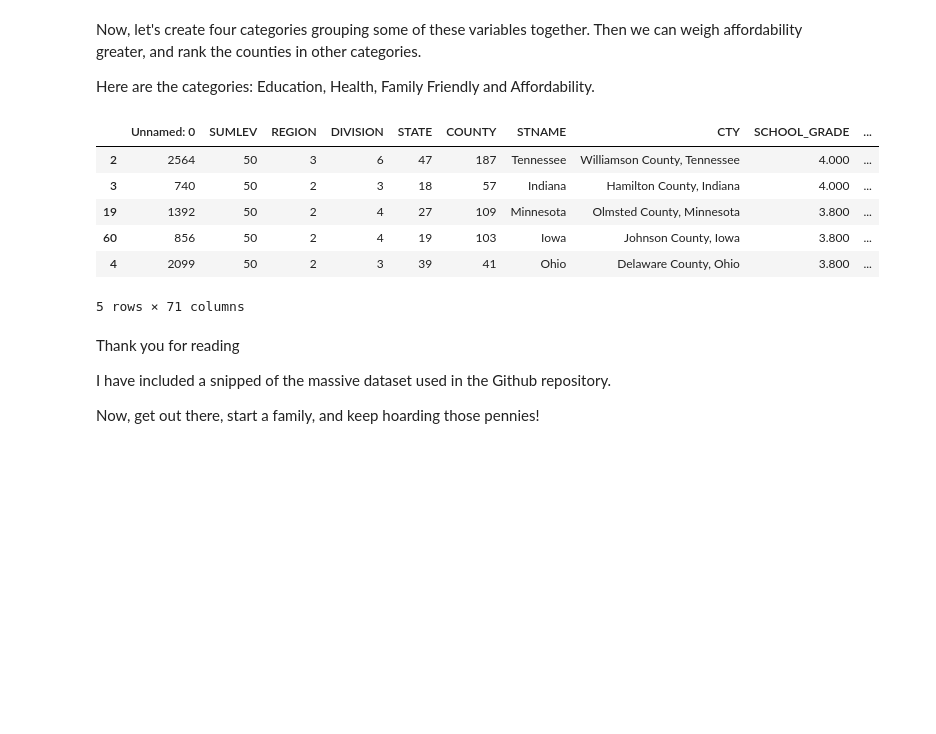
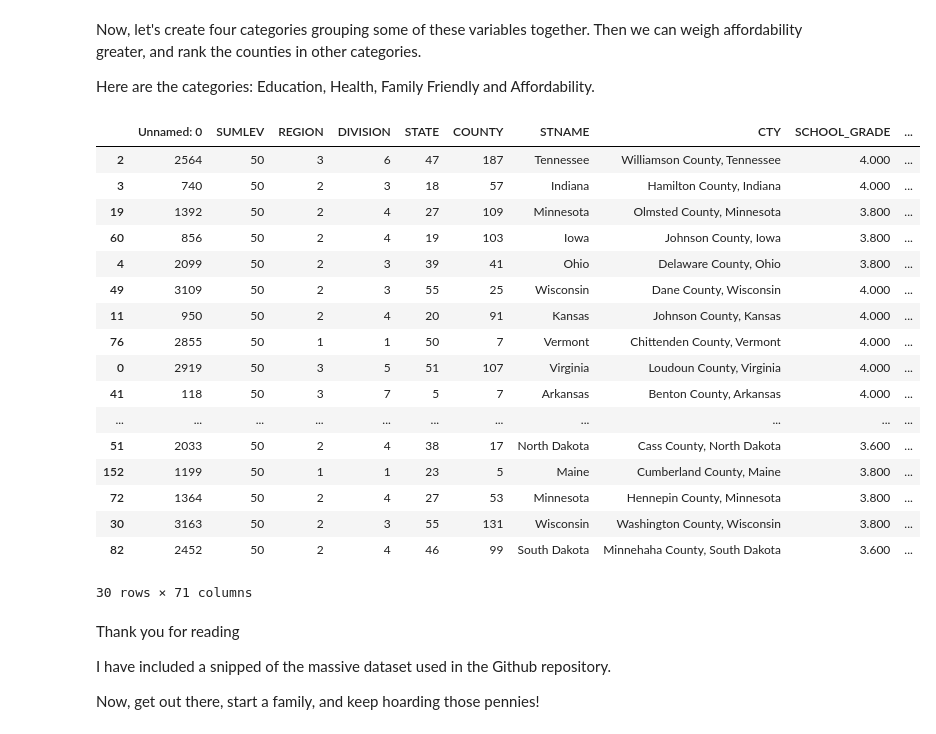
Before and after one commit to AlexMahadevan/raise_a_family, a Jupyter notebook: 25 Affordable Cities to Raise a Family.ipynb, the cells around one changed output. Saved outputs shown, nothing was run; the diff lists cells and outputs as text; code cells hidden in the pictures; blank space fills up the shorter version.

```diff
--- a/25 Affordable Cities to Raise a Family.ipynb
+++ b/25 Affordable Cities to Raise a Family.ipynb
@@ -241,15 +249,26 @@ df['HEALTH_INDEX'] = (df.zDOCTORS + df.zDAILY_POLLUTION + df.zCHILD_MORTALITY_RA
 # %%
 df['RANK'] = 0.6*df.AFFORDABILITY + 0.2*df.EDUCATION + 0.1*df.HEALTH_INDEX + 0.1*df.FAMILY_FRIENDLY
 # %%
-df.sort_values('RANK' , ascending=False).head()
+df.sort_values('RANK' , ascending=False).head(30)
 # %% [output]
 |  | Unnamed: 0 | SUMLEV | REGION | DIVISION | STATE | COUNTY | STNAME | CTY | SCHOOL_GRADE | ... |
 | 2 | 2564 | 50 | 3 | 6 | 47 | 187 | Tennessee | Williamson County, Tennessee | 4.000 | ... |
 | 3 | 740 | 50 | 2 | 3 | 18 | 57 | Indiana | Hamilton County, Indiana | 4.000 | ... |
 | 19 | 1392 | 50 | 2 | 4 | 27 | 109 | Minnesota | Olmsted County, Minnesota | 3.800 | ... |
 | 60 | 856 | 50 | 2 | 4 | 19 | 103 | Iowa | Johnson County, Iowa | 3.800 | ... |
 | 4 | 2099 | 50 | 2 | 3 | 39 | 41 | Ohio | Delaware County, Ohio | 3.800 | ... |
+| 49 | 3109 | 50 | 2 | 3 | 55 | 25 | Wisconsin | Dane County, Wisconsin | 4.000 | ... |
+| 11 | 950 | 50 | 2 | 4 | 20 | 91 | Kansas | Johnson County, Kansas | 4.000 | ... |
+| 76 | 2855 | 50 | 1 | 1 | 50 | 7 | Vermont | Chittenden County, Vermont | 4.000 | ... |
+| 0 | 2919 | 50 | 3 | 5 | 51 | 107 | Virginia | Loudoun County, Virginia | 4.000 | ... |
+| 41 | 118 | 50 | 3 | 7 | 5 | 7 | Arkansas | Benton County, Arkansas | 4.000 | ... |
+| ... | ... | ... | ... | ... | ... | ... | ... | ... | ... | ... |
+| 51 | 2033 | 50 | 2 | 4 | 38 | 17 | North Dakota | Cass County, North Dakota | 3.600 | ... |
+| 152 | 1199 | 50 | 1 | 1 | 23 | 5 | Maine | Cumberland County, Maine | 3.800 | ... |
+| 72 | 1364 | 50 | 2 | 4 | 27 | 53 | Minnesota | Hennepin County, Minnesota | 3.800 | ... |
+| 30 | 3163 | 50 | 2 | 3 | 55 | 131 | Wisconsin | Washington County, Wisconsin | 3.800 | ... |
+| 82 | 2452 | 50 | 2 | 4 | 46 | 99 | South Dakota | Minnehaha County, South Dakota | 3.600 | ... |
-5 rows × 71 columns
+30 rows × 71 columns
 # %%
 df_final.to_csv("/Users/alexmahadevan/Desktop/test.csv")
 # %%
```
Also changed, not shown: parts of 3 cells of this notebook.
